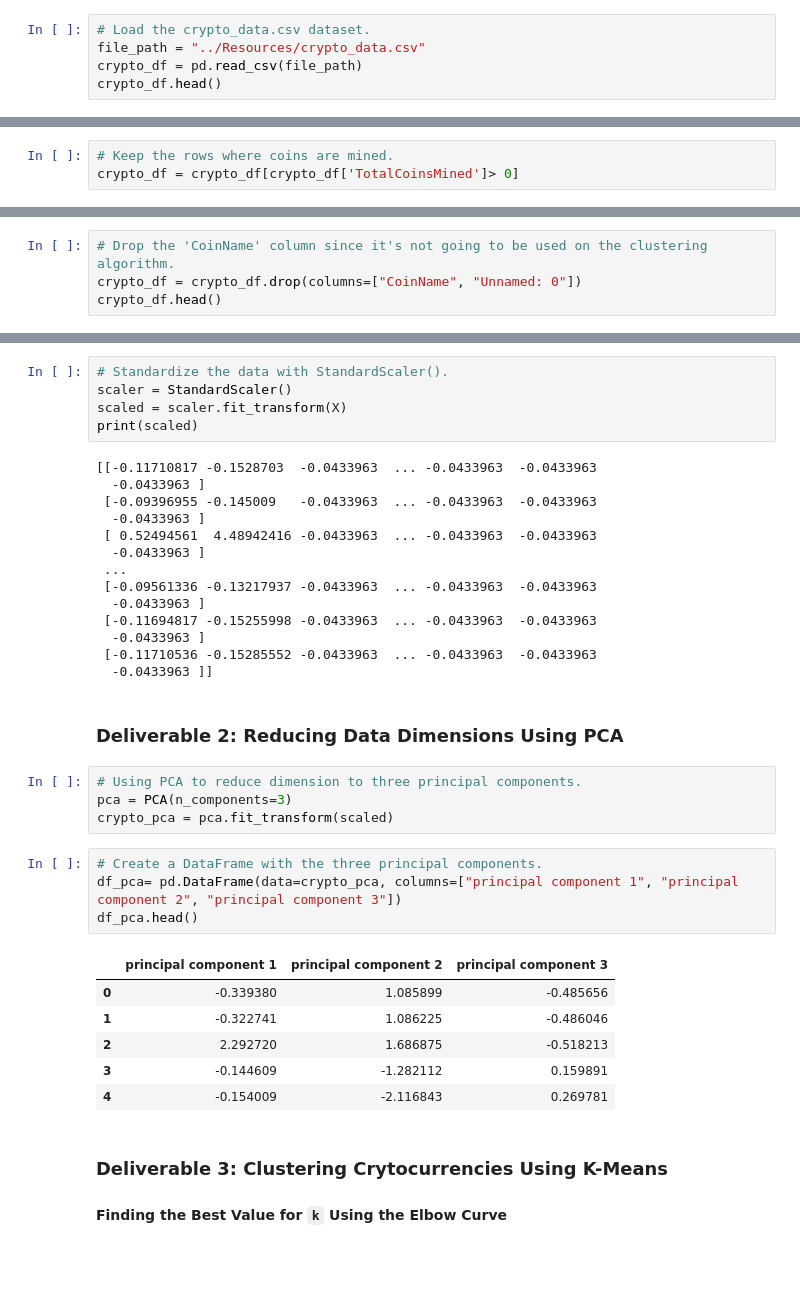
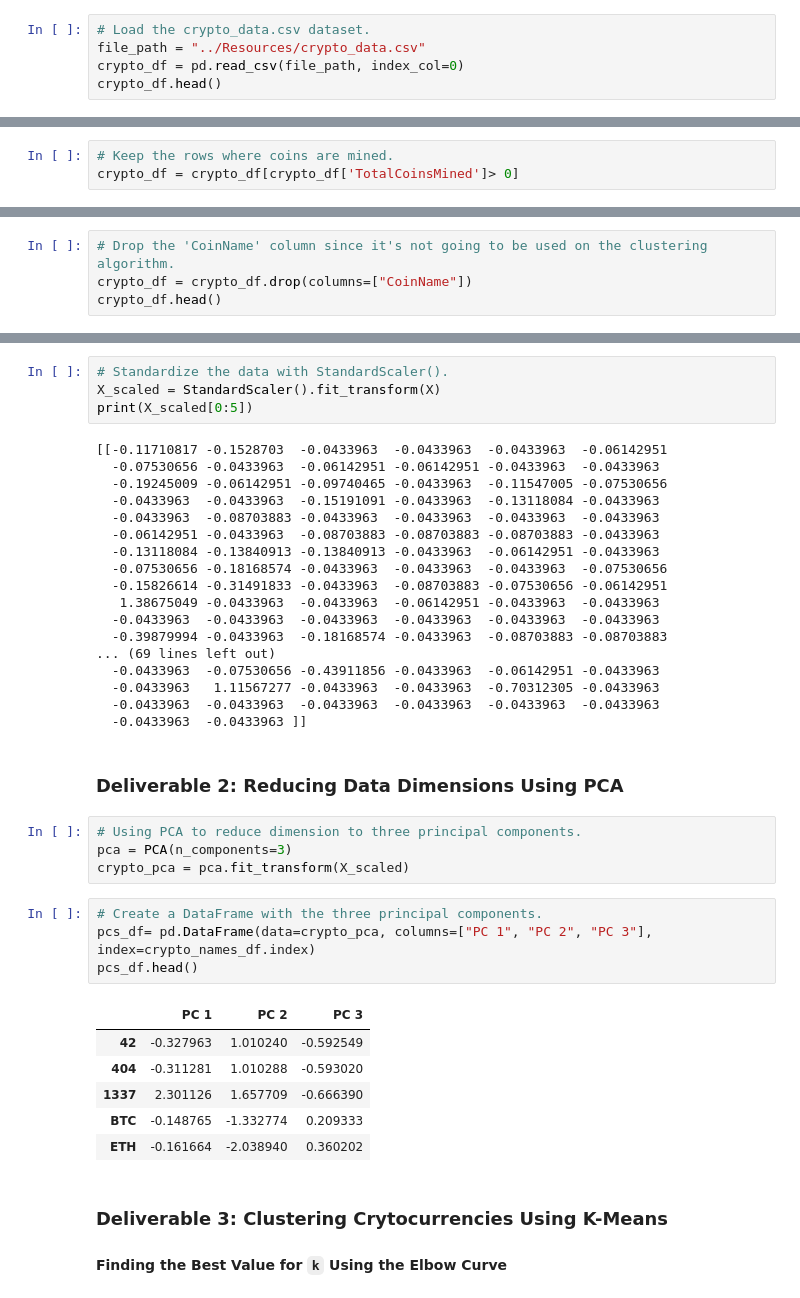
Before and after one commit to linb960/Crypotocurrencies, a Jupyter notebook: Notebook/crypto_clustering.ipynb, the cells around one changed output, grey strips where cells are left out. Cells and saved outputs as stored; diff of their text form; blank space fills up the shorter version.

```diff
--- a/Notebook/crypto_clustering.ipynb
+++ b/Notebook/crypto_clustering.ipynb
@@ -17,6 +17,6 @@ from sklearn.cluster import KMeans
 # %%
 # Load the crypto_data.csv dataset.
 file_path = "../Resources/crypto_data.csv"
-crypto_df = pd.read_csv(file_path)
+crypto_df = pd.read_csv(file_path, index_col=0)
 crypto_df.head()
 # %% [output]
@@ -93,6 +89,6 @@ crypto_names_df.head()
 # %%
 # Drop the 'CoinName' column since it's not going to be used on the clustering algorithm.
-crypto_df = crypto_df.drop(columns=["CoinName", "Unnamed: 0"])
+crypto_df = crypto_df.drop(columns=["CoinName"])
 crypto_df.head()
 # %% [output]
 |  | Algorithm | ProofType | TotalCoinsMined | TotalCoinSupply |
@@ -107,39 +112,42 @@ X = pd.get_dummies(crypto_df, columns=['Algorithm', 'ProofType'])
 # %%
 # Standardize the data with StandardScaler().
-scaler = StandardScaler()
-scaled = scaler.fit_transform(X)
-print(scaled)
+X_scaled = StandardScaler().fit_transform(X)
+print(X_scaled[0:5])
 # %% [output]
-[[-0.11710817 -0.1528703  -0.0433963  ... -0.0433963  -0.0433963
-  -0.0433963 ]
- [-0.09396955 -0.145009   -0.0433963  ... -0.0433963  -0.0433963
-  -0.0433963 ]
- [ 0.52494561  4.48942416 -0.0433963  ... -0.0433963  -0.0433963
-  -0.0433963 ]
- ...
- [-0.09561336 -0.13217937 -0.0433963  ... -0.0433963  -0.0433963
-  -0.0433963 ]
- [-0.11694817 -0.15255998 -0.0433963  ... -0.0433963  -0.0433963
-  -0.0433963 ]
- [-0.11710536 -0.15285552 -0.0433963  ... -0.0433963  -0.0433963
-  -0.0433963 ]]
+[[-0.11710817 -0.1528703  -0.0433963  -0.0433963  -0.0433963  -0.06142951
+  -0.07530656 -0.0433963  -0.06142951 -0.06142951 -0.0433963  -0.0433963
+  -0.19245009 -0.06142951 -0.09740465 -0.0433963  -0.11547005 -0.07530656
+  -0.0433963  -0.0433963  -0.15191091 -0.0433963  -0.13118084 -0.0433963
+  -0.0433963  -0.08703883 -0.0433963  -0.0433963  -0.0433963  -0.0433963
+  -0.06142951 -0.0433963  -0.08703883 -0.08703883 -0.08703883 -0.0433963
+  -0.13118084 -0.13840913 -0.13840913 -0.0433963  -0.06142951 -0.0433963
+  -0.07530656 -0.18168574 -0.0433963  -0.0433963  -0.0433963  -0.07530656
+  -0.15826614 -0.31491833 -0.0433963  -0.08703883 -0.07530656 -0.06142951
+   1.38675049 -0.0433963  -0.0433963  -0.06142951 -0.0433963  -0.0433963
+  -0.0433963  -0.0433963  -0.0433963  -0.0433963  -0.0433963  -0.0433963
+  -0.39879994 -0.0433963  -0.18168574 -0.0433963  -0.08703883 -0.08703883
+... (69 lines left out)
+  -0.0433963  -0.07530656 -0.43911856 -0.0433963  -0.06142951 -0.0433963
+  -0.0433963   1.11567277 -0.0433963  -0.0433963  -0.70312305 -0.0433963
+  -0.0433963  -0.0433963  -0.0433963  -0.0433963  -0.0433963  -0.0433963
+  -0.0433963  -0.0433963 ]]
 # %% [markdown]
 ### Deliverable 2: Reducing Data Dimensions Using PCA
 # %%
 # Using PCA to reduce dimension to three principal components.
 pca = PCA(n_components=3)
-crypto_pca = pca.fit_transform(scaled)
+crypto_pca = pca.fit_transform(X_scaled)
 # %%
 # Create a DataFrame with the three principal components.
-df_pca= pd.DataFrame(data=crypto_pca, columns=["principal component 1", "principal component 2", "principal component 3"])
-df_pca.head()
+pcs_df= pd.DataFrame(data=crypto_pca, columns=["PC 1", "PC 2", "PC 3"], index=crypto_names_df.index)
+pcs_df.head()
 # %% [output]
-|  | principal component 1 | principal component 2 | principal component 3 |
-| 0 | -0.339380 | 1.085899 | -0.485656 |
-| 1 | -0.322741 | 1.086225 | -0.486046 |
-| 2 | 2.292720 | 1.686875 | -0.518213 |
-| 3 | -0.144609 | -1.282112 | 0.159891 |
-| 4 | -0.154009 | -2.116843 | 0.269781 |
+|  | PC 1 | PC 2 | PC 3 |
+| 42 | -0.327963 | 1.010240 | -0.592549 |
+| 404 | -0.311281 | 1.010288 | -0.593020 |
+| 1337 | 2.301126 | 1.657709 | -0.666390 |
+| BTC | -0.148765 | -1.332774 | 0.209333 |
+| ETH | -0.161664 | -2.038940 | 0.360202 |
 # %% [markdown]
 ### Deliverable 3: Clustering Crytocurrencies Using K-Means
 
```
Also changed, not shown: parts of 19 cells of this notebook.
